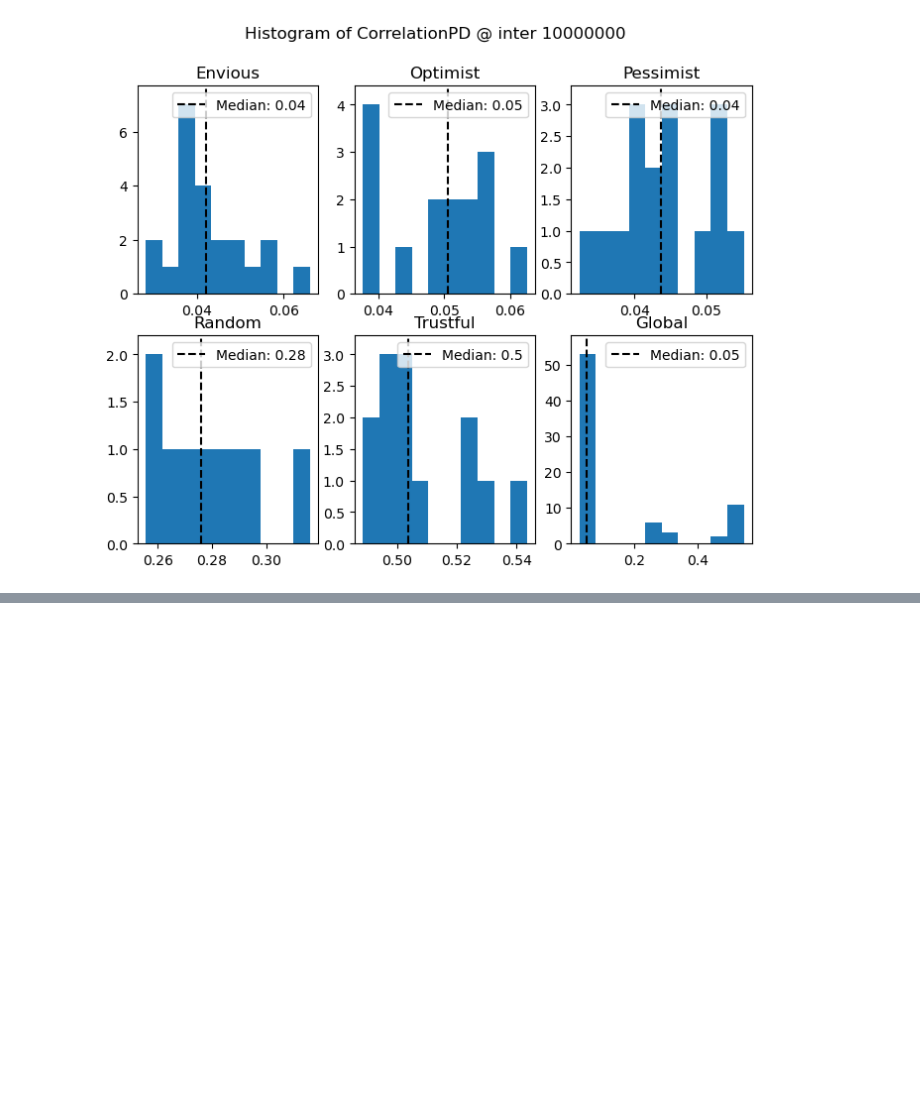
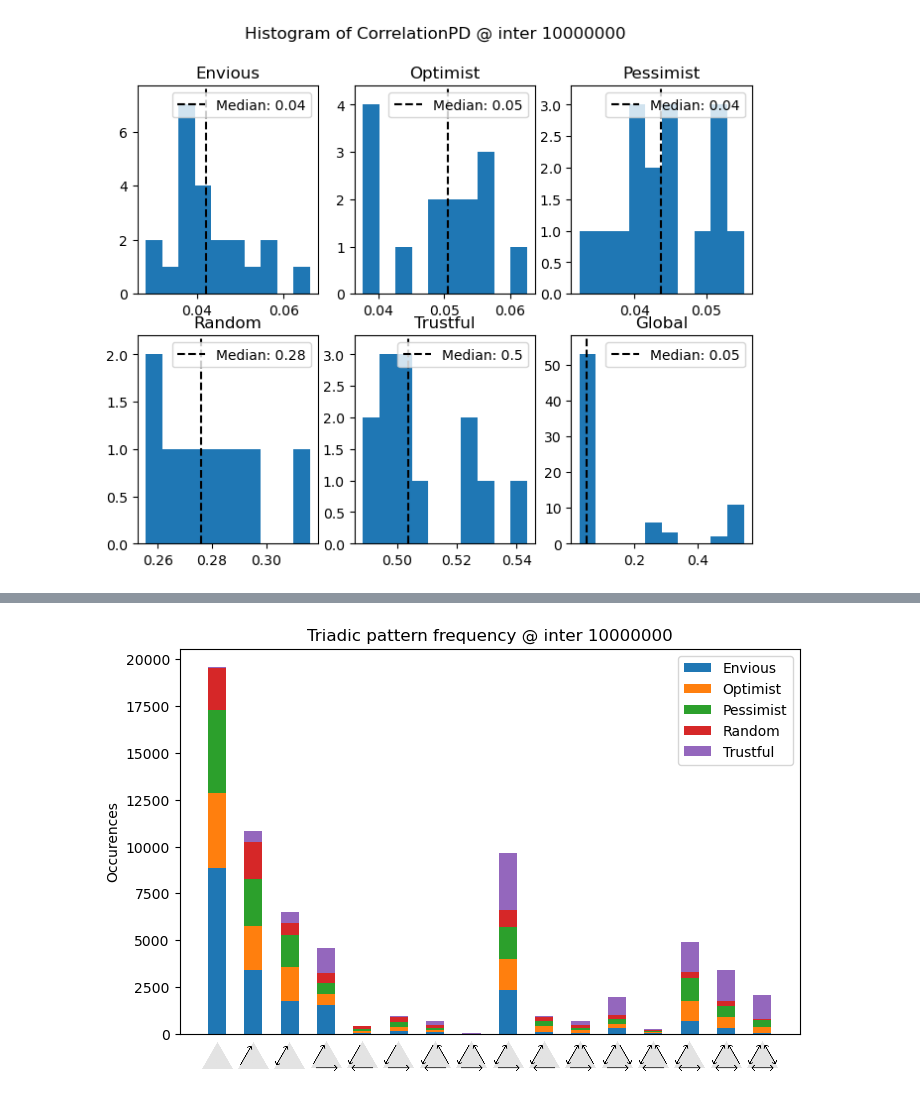
Before and after one commit to yuxuama/reinforcing_learning_social, a Jupyter notebook: notebook/last_analysis.ipynb, the cells around one changed output, grey strips where cells are left out. Saved outputs shown, nothing was run; the diff lists cells and outputs as text; code cells hidden in the pictures; blank space fills up the shorter version.

```diff
--- a/notebook/last_analysis.ipynb
+++ b/notebook/last_analysis.ipynb
@@ -60,0 +82,7 @@ plt.show()
+# %%
+triadic_pattern = measure_global_frequency_triadic_pattern(adj_matrices["link"], parameters, niter)
+# %%
+plot_triadic_pattern_phenotype(triadic_pattern, parameters)
+plt.show()
+# %% [output]
+[figure, added]
```
Also changed, not shown: parts of 9 cells of this notebook, 34 other files.
